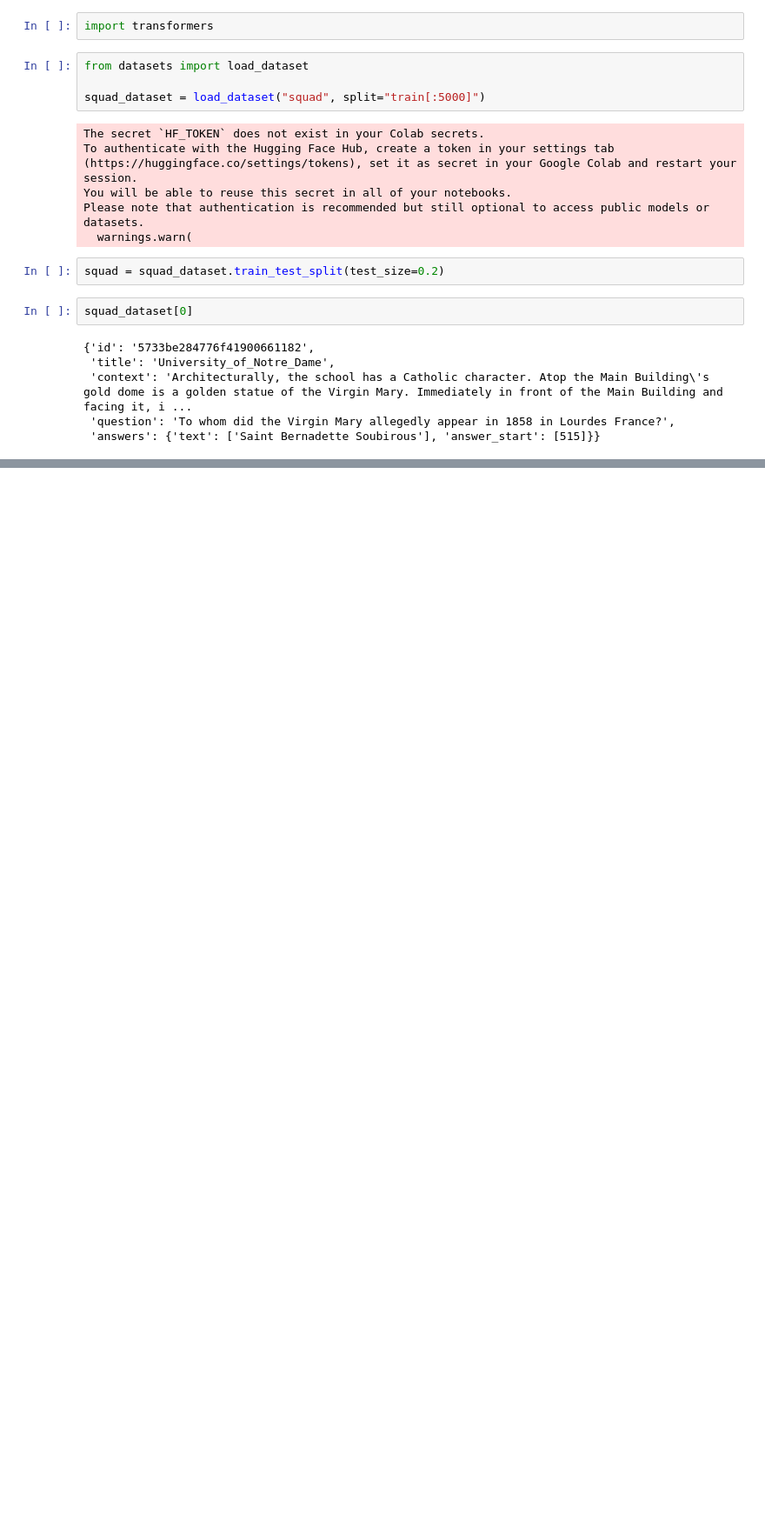
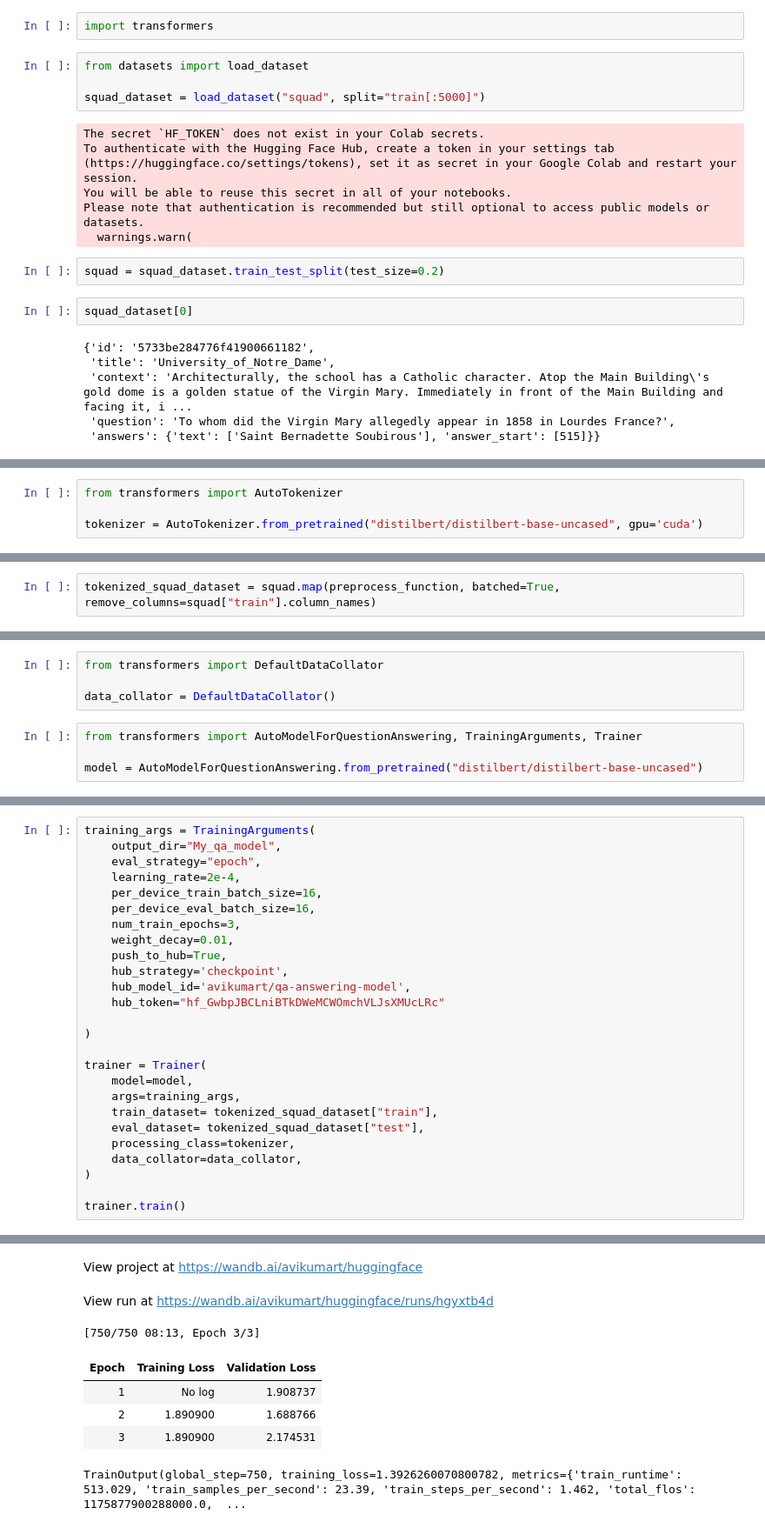
Before and after one commit to avikumart/LLM-GenAI-Transformers-Notebooks, a Jupyter notebook: TMLC_LLM_projects/HF_TMLC_Q&A_fine_tuning_notebook.ipynb, the cells around one changed output, grey strips where cells are left out. Shown at 87% size. Cells and saved outputs as stored; diff of their text form; blank space fills up the shorter version.

```diff
--- a/TMLC_LLM_projects/HF_TMLC_Q&A_fine_tuning_notebook.ipynb
+++ b/TMLC_LLM_projects/HF_TMLC_Q&A_fine_tuning_notebook.ipynb
@@ -44,0 +73,4 @@ squad_dataset[0]
+# %%
+from transformers import AutoTokenizer
+
+tokenizer = AutoTokenizer.from_pretrained("distilbert/distilbert-base-uncased", gpu='cuda')
@@ -44,0 +149,2 @@ squad_dataset[0]
+# %%
+tokenized_squad_dataset = squad.map(preprocess_function, batched=True, remove_columns=squad["train"].column_names)
@@ -44,0 +171,8 @@ squad_dataset[0]
+# %%
+from transformers import DefaultDataCollator
+
+data_collator = DefaultDataCollator()
+# %%
+from transformers import AutoModelForQuestionAnswering, TrainingArguments, Trainer
+
+model = AutoModelForQuestionAnswering.from_pretrained("distilbert/distilbert-base-uncased")
@@ -44,0 +203,27 @@ squad_dataset[0]
+# %%
+training_args = TrainingArguments(
+    output_dir="My_qa_model",
+    eval_strategy="epoch",
+    learning_rate=2e-4,
+    per_device_train_batch_size=16,
+    per_device_eval_batch_size=16,
+    num_train_epochs=3,
+    weight_decay=0.01,
+    push_to_hub=True,
+    hub_strategy='checkpoint',
+    hub_model_id='avikumart/qa-answering-model',
+    hub_token="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"
+
+)
+
+trainer = Trainer(
+    model=model,
+    args=training_args,
+    train_dataset= tokenized_squad_dataset["train"],
+    eval_dataset= tokenized_squad_dataset["test"],
+    processing_class=tokenizer,
+    data_collator=data_collator,
+)
+
+trainer.train()
+# %% [output]
@@ -44,0 +241,8 @@ squad_dataset[0]
+View project at https://wandb.ai/avikumart/huggingface
+View run at https://wandb.ai/avikumart/huggingface/runs/hgyxtb4d
+[750/750 08:13, Epoch 3/3]
+| Epoch | Training Loss | Validation Loss |
+| 1 | No log | 1.908737 |
+| 2 | 1.890900 | 1.688766 |
+| 3 | 1.890900 | 2.174531 |
+TrainOutput(global_step=750, training_loss=1.3926260070800782, metrics={'train_runtime': 513.029, 'train_samples_per_second': 23.39, 'train_steps_per_second': 1.462, 'total_flos': 1175877900288000.0,  ...
```
Also changed, not shown: parts of 15 cells of this notebook.
